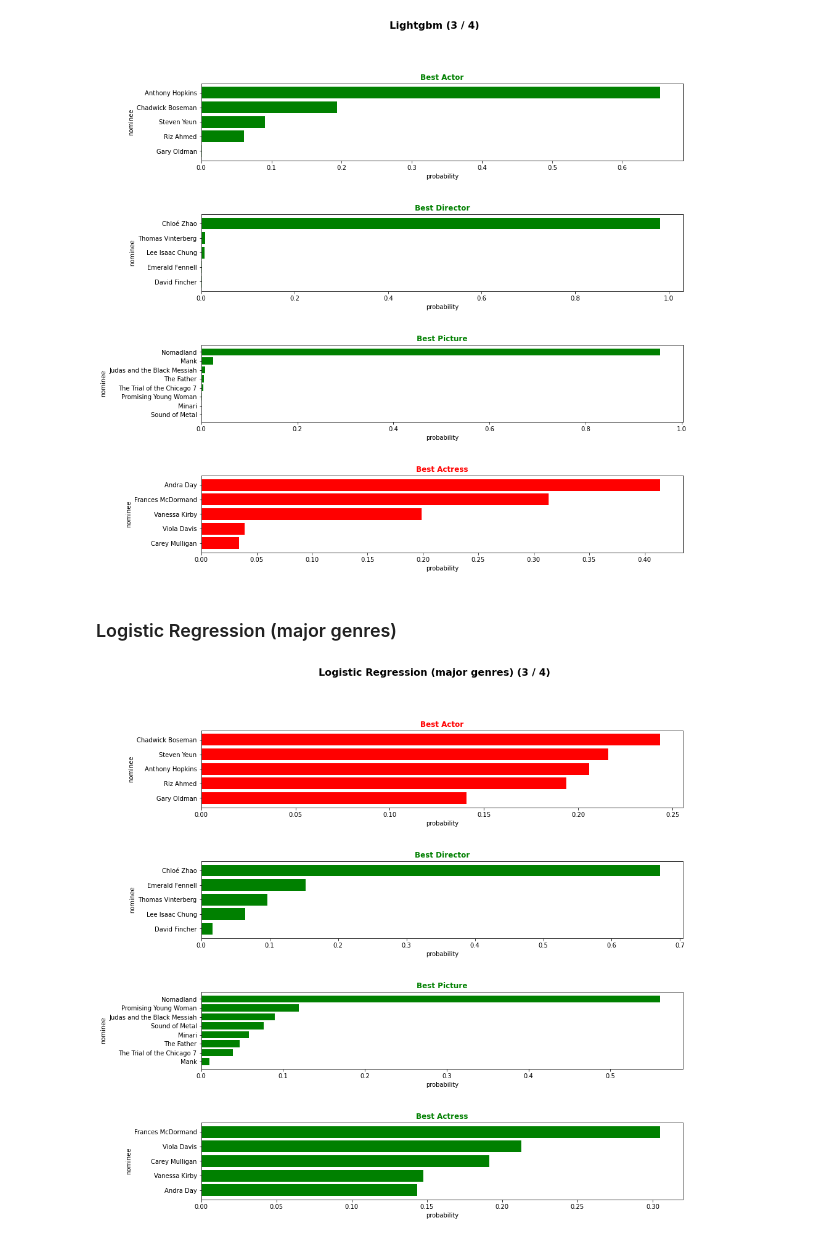
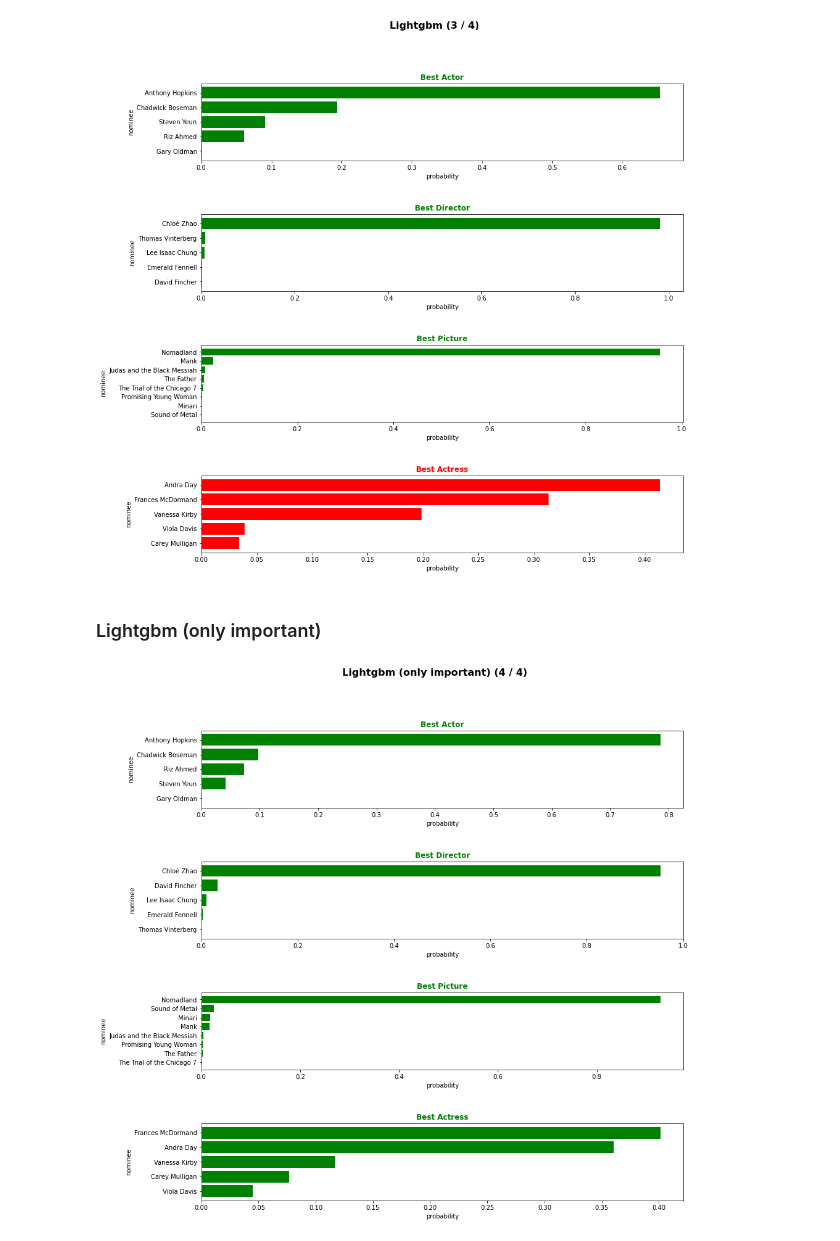
Before and after one commit to vvkin/oscar-predicting, a Jupyter notebook: notebooks/predicting.ipynb, the cells around one changed output. Cells and saved outputs as stored; diff of their text form; code cells hidden in the pictures.

```diff
--- a/notebooks/predicting.ipynb
+++ b/notebooks/predicting.ipynb
@@ -182,23 +228,23 @@ def predict_lightgbm(category: str) -> pd.DataFrame:
 plot_predictions('Lightgbm', predict_lightgbm)
 # %% [output]
 [figure]
-# %% [markdown]
-### Logistic Regression (major genres)
+# %% [markdown]
+### Lightgbm (only important)
 # %%
-def predict_logistic_regression_major(category: str) -> pd.DataFrame:
+def predict_lightgbm_important(category: str) -> pd.DataFrame:
     train_X, train_Y = get_train(category)
     movies, test_X = get_test(category)
 
-    train_X = clear_non_major(train_X)
-    test_X = clear_non_major(test_X)
+    train_X = train_X[important]
+    test_X = test_X[important]
 
-    lrc = LogisticRegression()
-    lrc.fit(train_X, train_Y)
+    lgbmc = LGBMClassifier()
+    lgbmc.fit(train_X, train_Y)
 
-    probs = lrc.predict_proba(test_X)[:, 1]
-    movies['prob'] = probs / np.sum(probs)
+    probs = lgbmc.predict_proba(test_X)[:, 1]
+    movies['prob'] = probs / (np.sum(probs) + np.finfo(float).eps)
     return movies.sort_values(by='prob')
-# %%
-plot_predictions('Logistic Regression (major genres)', predict_logistic_regression_major)
-# %% [output]
-[figure, removed]
+# %%
+plot_predictions('Lightgbm (only important)', predict_lightgbm_important)
+# %% [output]
+[figure, added]
```
Also changed, not shown: parts of 8 cells of this notebook.
